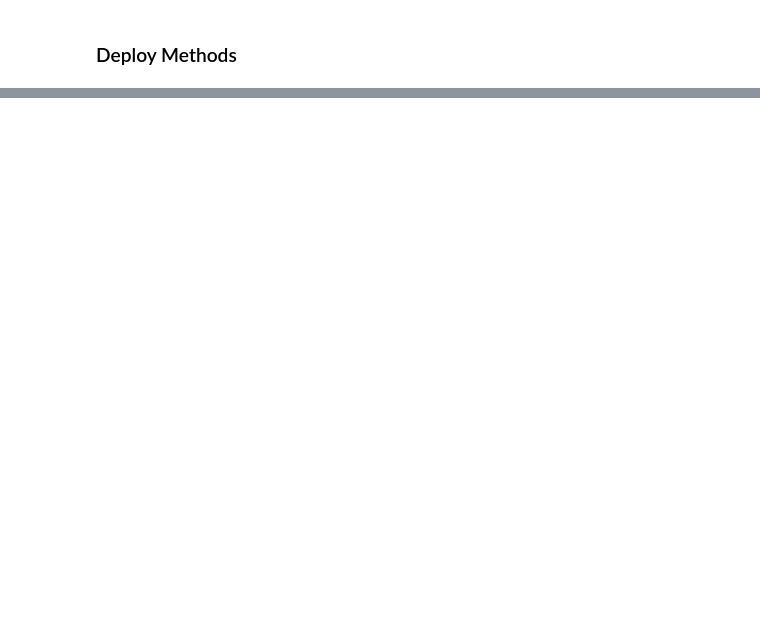
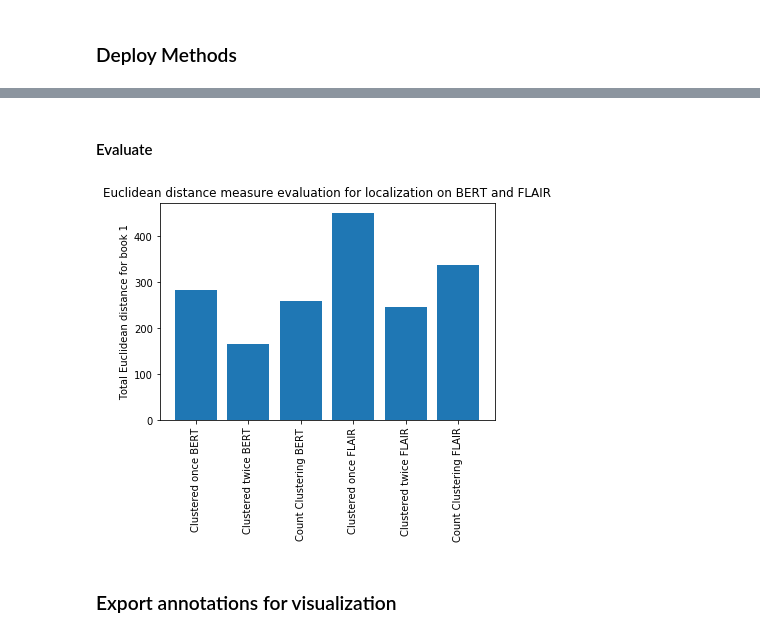
Before and after one commit to Meike-2/IRTM_Outlander, a Jupyter notebook: Localization.ipynb, the cells around one changed output, grey strips where cells are left out. Saved outputs shown, nothing was run; the diff lists cells and outputs as text; code cells hidden in the pictures; blank space fills up the shorter version.

```diff
--- a/Localization.ipynb
+++ b/Localization.ipynb
@@ -152,0 +384,9 @@ finallocsbert
+# %%
+booknum = 0
+inputners = peoplelocsbert
+proximity = 70
+clustertwice = localize_cluster_twice(inputners, booknum, proximity)
+clusteronce = localize_cluster_once(inputners, booknum, proximity)
+counts = localize_counts(inputners,booknum)
+countsclust = localize_counts_cluster(inputners,booknum)
+firstmention = first_mention(inputners,booknum)
@@ -152,0 +418,9 @@ finallocsbert
+# %%
+booknum = 0
+inputners = peoplelocsflair
+proximity = 8000
+flairclustertwice = localize_cluster_twice(inputners, booknum, proximity)
+flairclusteronce = localize_cluster_once(inputners, booknum, proximity)
+flaircounts = localize_counts(inputners,booknum)[0]
+flaircountsclust = localize_counts_cluster(inputners,booknum)
+flairfirstmention = first_mention(inputners,booknum)
@@ -152,0 +445,22 @@ finallocsbert
+# %% [markdown]
+#### Evaluate
+# %%
+annotations = pd.read_csv('Annotations.txt')
+# BERT
+disclusteronce = gps_eval(clusteronce[0], list(annotations['Locations']))
+disclustertwice = gps_eval(clustertwice, list(annotations['Locations']))
+discountsclus = gps_eval(countsclust[0], list(annotations['Locations']))
+
+# # FLAIR
+flairdisclusteronce = gps_eval(flairclusteronce[0], list(annotations['Locations']))
+flairdisclustertwice = gps_eval(flairclustertwice, list(annotations['Locations']))
+flairdiscountsclus = gps_eval(flaircountsclust[0], list(annotations['Locations']))
+# %%
+import matplotlib.pyplot as plt
+plt.bar([0, 1, 2, 3, 4, 5],[disclusteronce, disclustertwice, discountsclus, flairdisclusteronce, flairdisclustertwice, flairdiscountsclus])
+plt.xticks([0, 1, 2, 3, 4, 5], ['Clustered once BERT', 'Clustered twice BERT', 'Count Clustering BERT', 'Clustered once FLAIR', 'Clustered twice FLAIR', 'Count Clustering FLAIR'], rotation=90)
+plt.title('Euclidean distance measure evaluation for localization on BERT and FLAIR')
+plt.ylabel('Total Euclidean distance for book 1')
+plt.show()
+# %% [output]
+[figure, added]
@@ -152,0 +570,2 @@ finallocsbert
+# %% [markdown]
+### Export annotations for visualization
```
Also changed, not shown: parts of 31 cells of this notebook, 2 other files.
